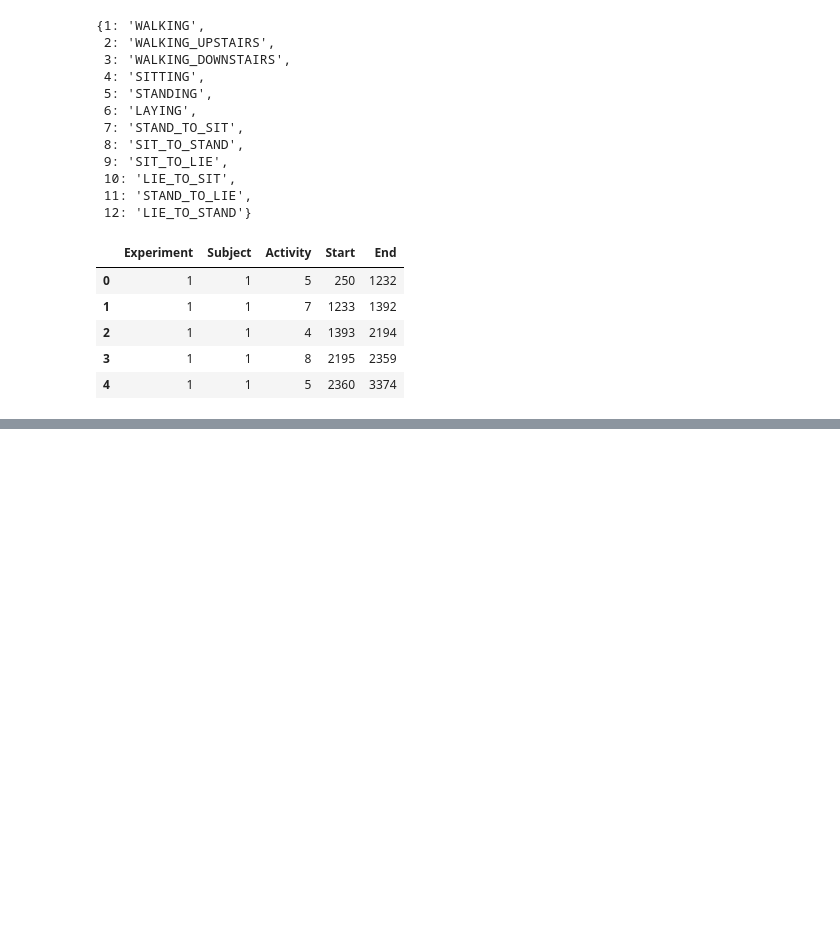
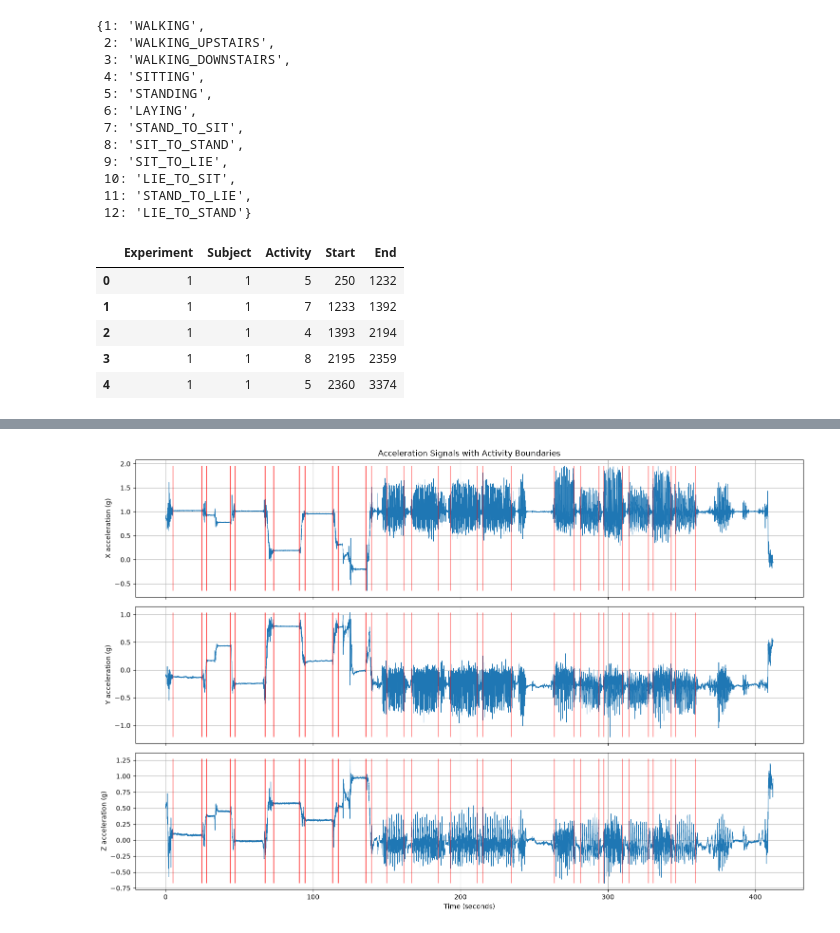
Before and after one commit to RajarshiRay25/Decision-Support-Ex3, a Jupyter notebook: EX3.ipynb, the cells around one changed output, grey strips where cells are left out. Saved outputs shown, nothing was run; the diff lists cells and outputs as text; code cells hidden in the pictures; blank space fills up the shorter version.

```diff
--- a/EX3.ipynb
+++ b/EX3.ipynb
@@ -65,0 +182,33 @@ labels_df.head()
+# %%
+
+fig, axes = plt.subplots(3, 1, figsize=(15, 10), sharex=True)
+
+for i, axis in enumerate(["X", "Y", "Z"]):
+
+    axes[i].plot(time, example_acc[axis], linewidth=0.7)
+
+    for _, row in example_labels.iterrows():
+
+        # Convert sample numbers into seconds
+        start_time = (row["Start"] - 1) / SAMPLING_RATE
+        end_time = (row["End"] - 1) / SAMPLING_RATE
+
+        # Draw vertical lines at activity boundaries
+        axes[i].vlines(
+            [start_time, end_time],
+            ymin=example_acc[axis].min(),
+            ymax=example_acc[axis].max(),
+            color="red",
+            alpha=0.4
+        )
+
+    axes[i].set_ylabel(f"{axis} acceleration (g)")
+    axes[i].grid(True)
+
+axes[0].set_title("Acceleration Signals with Activity Boundaries")
+axes[2].set_xlabel("Time (seconds)")
+
+plt.tight_layout()
+plt.show()
+# %% [output]
+[figure, added]
```
Also changed, not shown: parts of 5 cells of this notebook.
